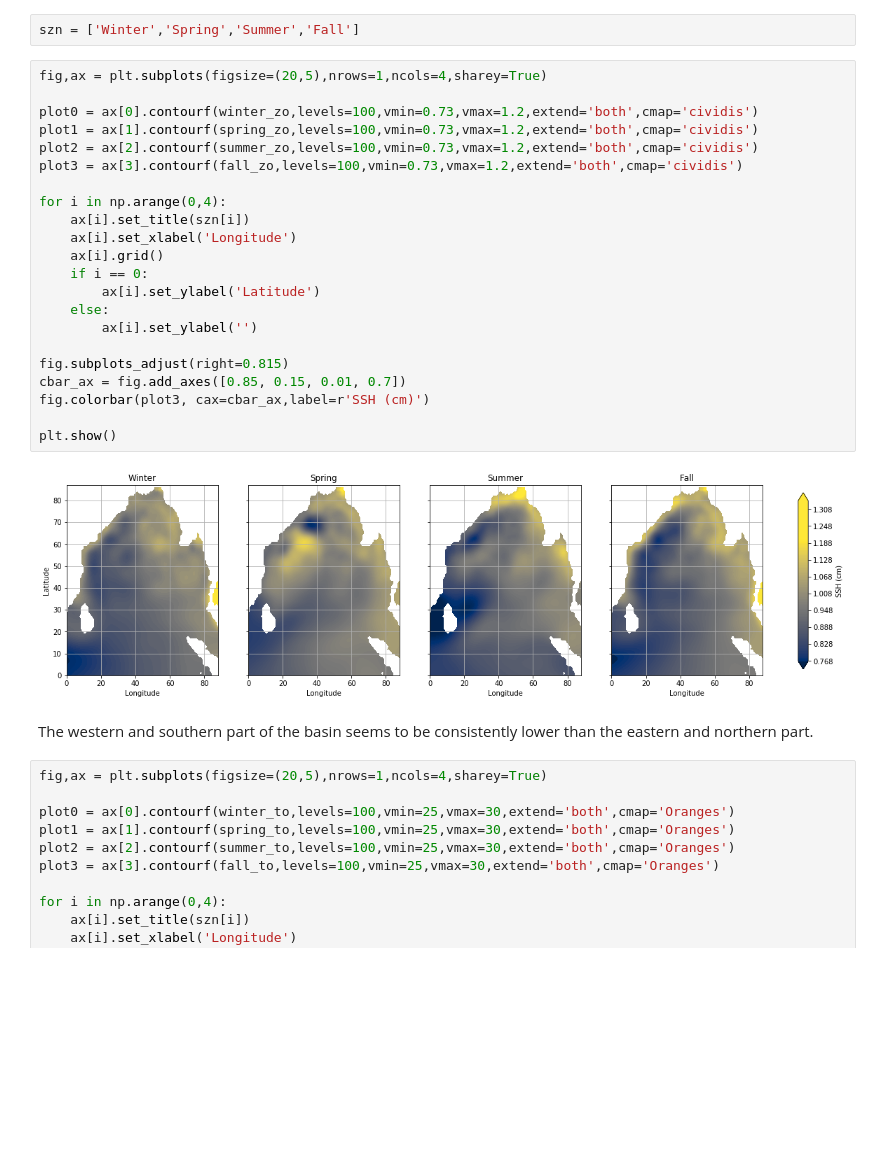
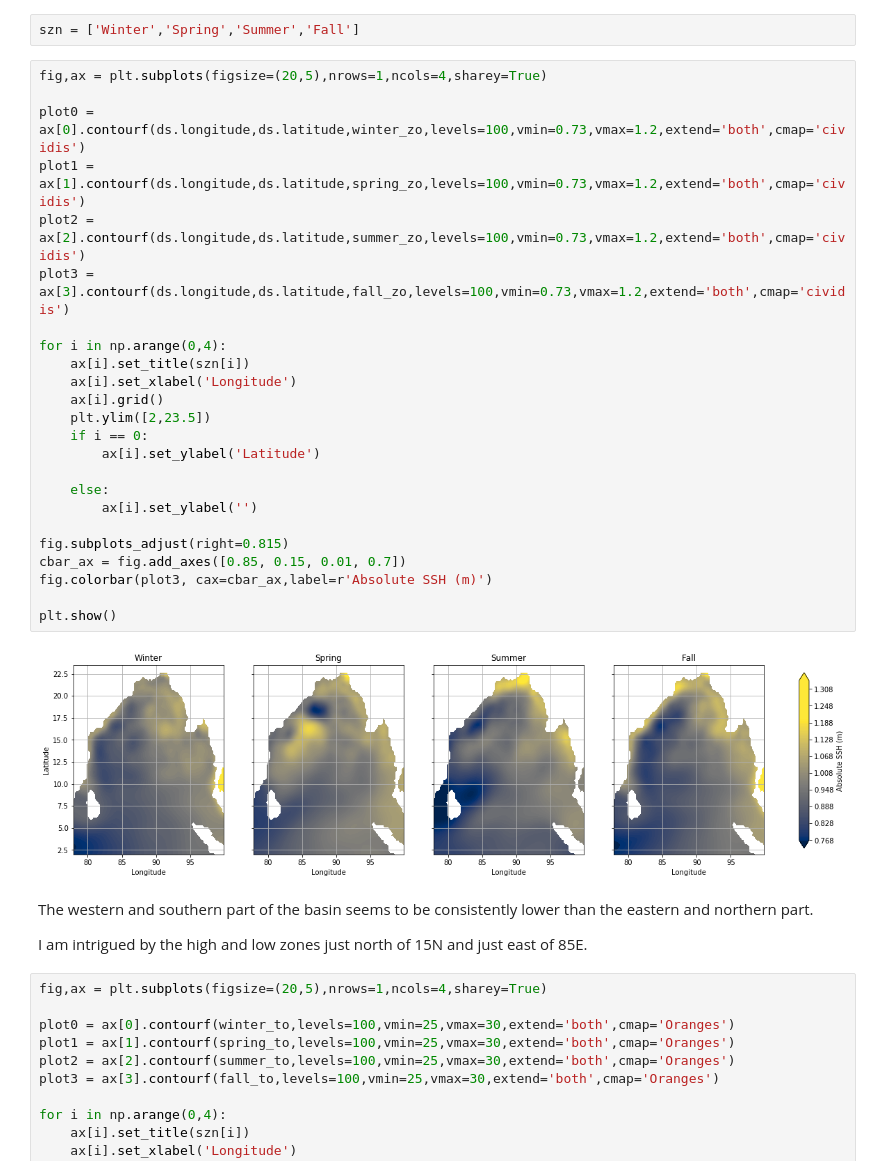
Before and after one commit to shannonbohman/Final-Project, a Jupyter notebook: Final-Project.ipynb, the cells around one changed output. Cells and saved outputs as stored; diff of their text form; blank space fills up the shorter version.

```diff
--- a/Final-Project.ipynb
+++ b/Final-Project.ipynb
@@ -156,29 +125,33 @@ szn = ['Winter','Spring','Summer','Fall']
 # %%
 fig,ax = plt.subplots(figsize=(20,5),nrows=1,ncols=4,sharey=True)
 
-plot0 = ax[0].contourf(winter_zo,levels=100,vmin=0.73,vmax=1.2,extend='both',cmap='cividis')
-plot1 = ax[1].contourf(spring_zo,levels=100,vmin=0.73,vmax=1.2,extend='both',cmap='cividis')
-plot2 = ax[2].contourf(summer_zo,levels=100,vmin=0.73,vmax=1.2,extend='both',cmap='cividis')
-plot3 = ax[3].contourf(fall_zo,levels=100,vmin=0.73,vmax=1.2,extend='both',cmap='cividis')
+plot0 = ax[0].contourf(ds.longitude,ds.latitude,winter_zo,levels=100,vmin=0.73,vmax=1.2,extend='both',cmap='cividis')
+plot1 = ax[1].contourf(ds.longitude,ds.latitude,spring_zo,levels=100,vmin=0.73,vmax=1.2,extend='both',cmap='cividis')
+plot2 = ax[2].contourf(ds.longitude,ds.latitude,summer_zo,levels=100,vmin=0.73,vmax=1.2,extend='both',cmap='cividis')
+plot3 = ax[3].contourf(ds.longitude,ds.latitude,fall_zo,levels=100,vmin=0.73,vmax=1.2,extend='both',cmap='cividis')
 
 for i in np.arange(0,4):
     ax[i].set_title(szn[i])
     ax[i].set_xlabel('Longitude')
     ax[i].grid()
+    plt.ylim([2,23.5])
     if i == 0:
         ax[i].set_ylabel('Latitude')
+
     else:
         ax[i].set_ylabel('')
 
 fig.subplots_adjust(right=0.815)
 cbar_ax = fig.add_axes([0.85, 0.15, 0.01, 0.7])
-fig.colorbar(plot3, cax=cbar_ax,label=r'SSH (cm)')
+fig.colorbar(plot3, cax=cbar_ax,label=r'Absolute SSH (m)')
 
 plt.show()
 # %% [output]
-[figure, old version]
+[figure, new version]
 # %% [markdown]
 The western and southern part of the basin seems to be consistently lower than the eastern and northern part.
+
+I am intrigued by the high and low zones just north of 15N and just east of  85E.
 # %%
 fig,ax = plt.subplots(figsize=(20,5),nrows=1,ncols=4,sharey=True)
 
```
Also changed, not shown: parts of 22 cells of this notebook.
